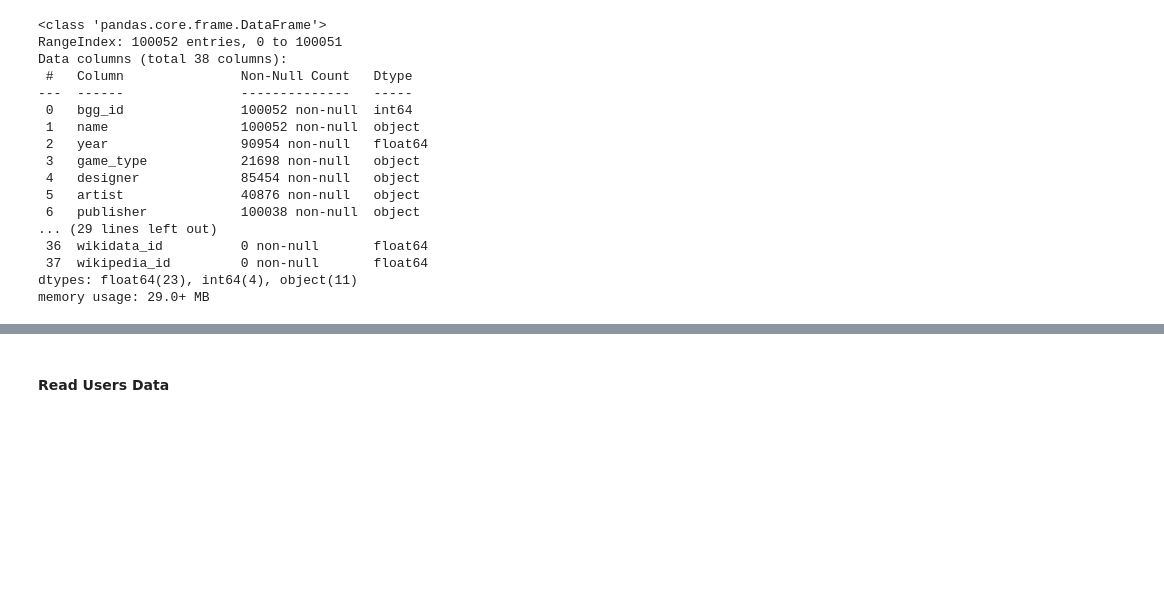
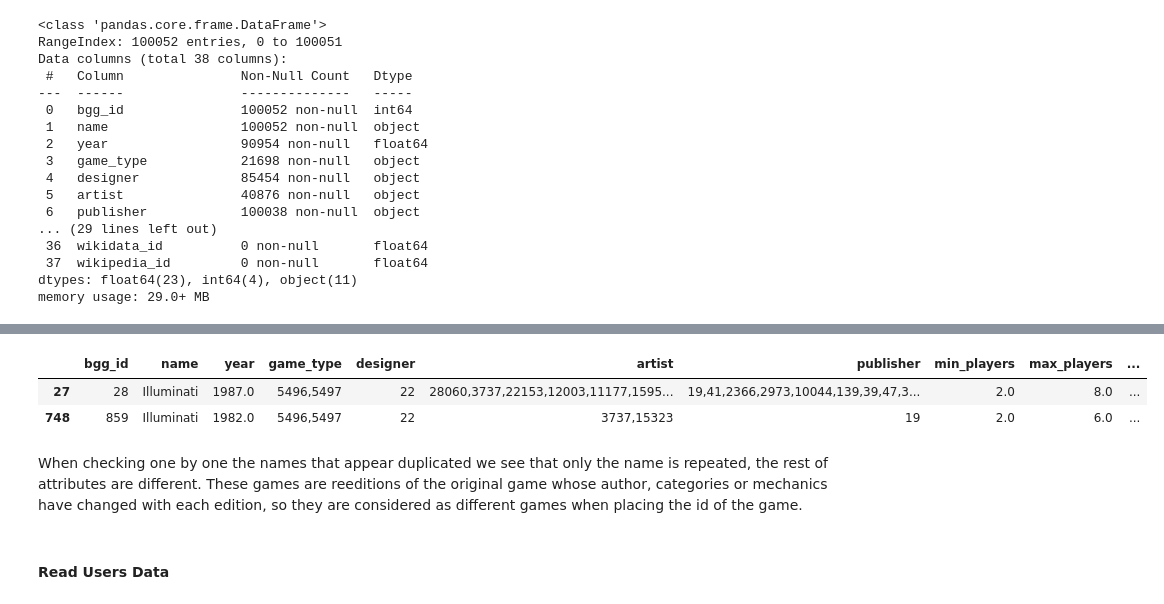
Before and after one commit to LourdesRodriguez/recommender_system, a Jupyter notebook: 2_Data_Understanding.ipynb, the cells around one changed output, grey strips where cells are left out. Saved outputs shown, nothing was run; the diff lists cells and outputs as text; code cells hidden in the pictures; blank space fills up the shorter version.

```diff
--- a/2_Data_Understanding.ipynb
+++ b/2_Data_Understanding.ipynb
@@ -111,3 +181,11 @@ memory usage: 29.0+ MB
+# %%
+bg[bg['name']=='Illuminati']
+# %% [output]
+|  | bgg_id | name | year | game_type | designer | artist | publisher | min_players | max_players | ... |
+| 27 | 28 | Illuminati | 1987.0 | 5496,5497 | 22 | 28060,3737,22153,12003,11177,1595... | 19,41,2366,2973,10044,139,39,47,3... | 2.0 | 8.0 | ... |
+| 748 | 859 | Illuminati | 1982.0 | 5496,5497 | 22 | 3737,15323 | 19 | 2.0 | 6.0 | ... |
+# %% [markdown]
+When checking one by one the names that appear duplicated we see that only the name is repeated, the rest of attributes are different. These games are reeditions of the original game whose author, categories or mechanics have changed with each edition, so they are considered as different games when placing the id of the game.
 # %% [markdown]
 #### Read Users Data
 # %%
```
Also changed, not shown: parts of 12 cells of this notebook.
